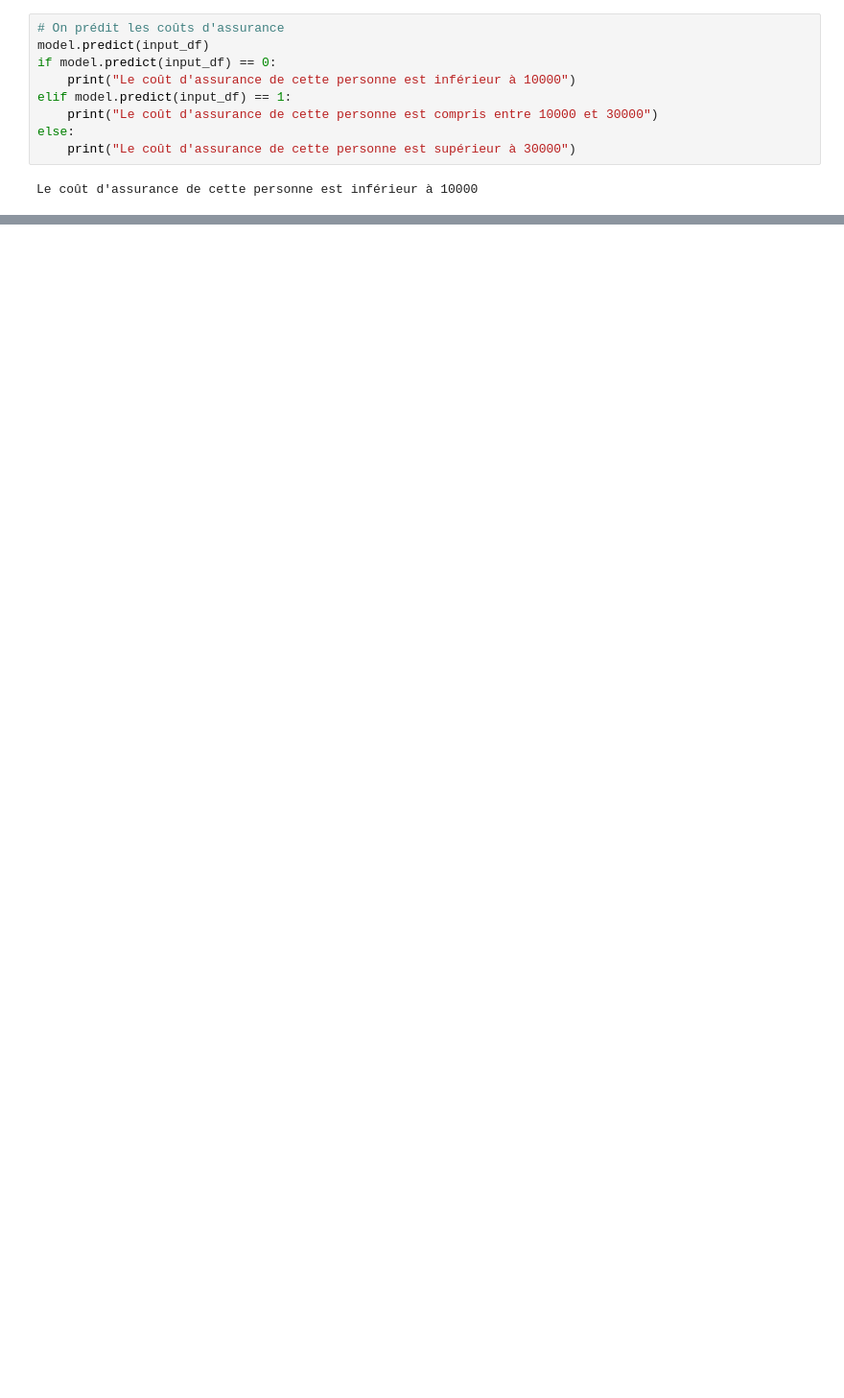
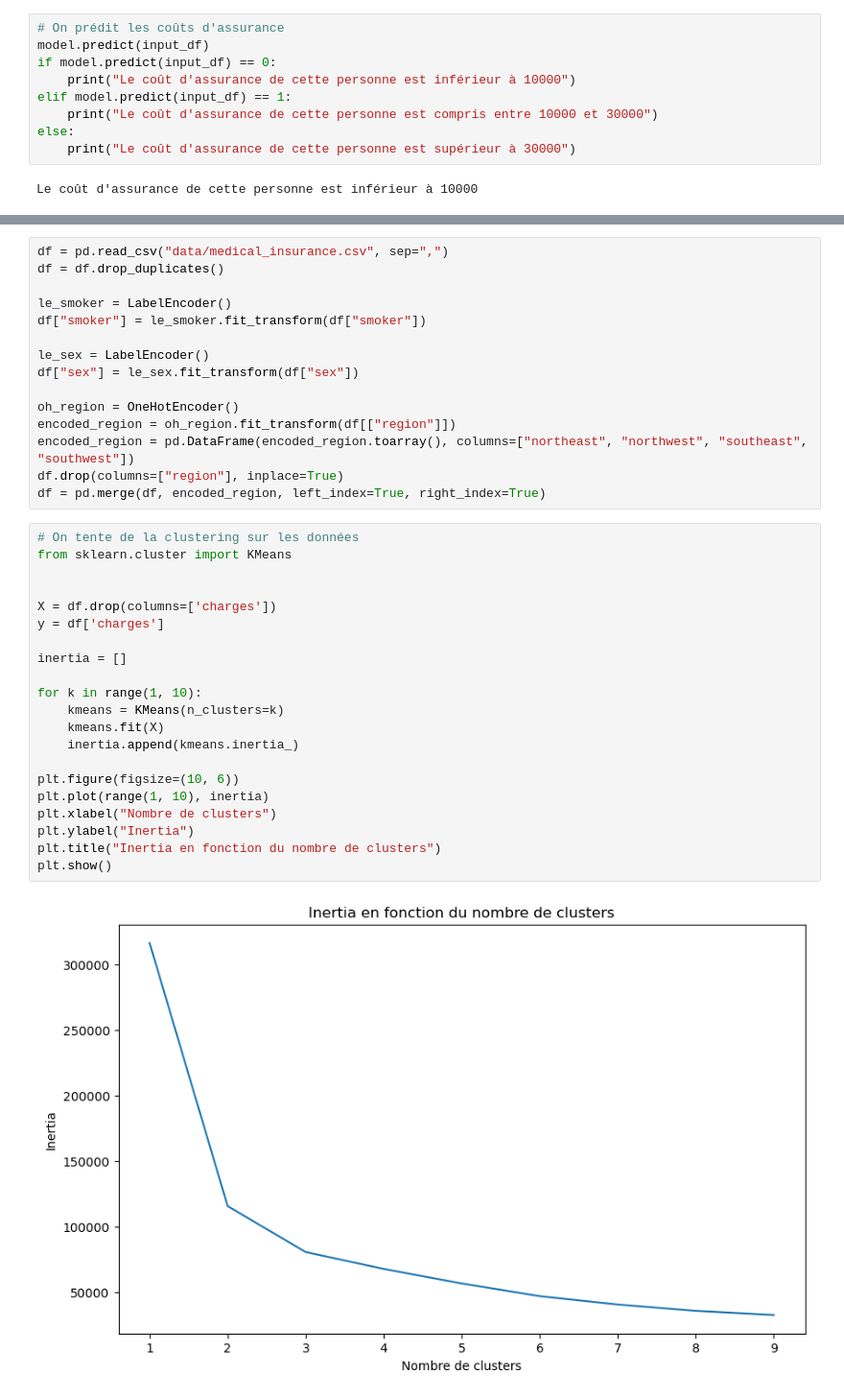
Before and after one commit to sacha-sz/SY09-Projet, a Jupyter notebook: clustering.ipynb, the cells around one changed output, grey strips where cells are left out. Shown: that part at 96% size. Saved outputs shown, nothing was run; the diff lists cells and outputs as text; blank space fills up the shorter version.

Commit message:
clustering

```diff
--- a/clustering.ipynb
+++ b/clustering.ipynb
@@ -256,0 +237,38 @@ Le coût d'assurance de cette personne est inférieur à 10000
+# %%
+df = pd.read_csv("data/medical_insurance.csv", sep=",")
+df = df.drop_duplicates()
+
+le_smoker = LabelEncoder()
+df["smoker"] = le_smoker.fit_transform(df["smoker"])
+
+le_sex = LabelEncoder()
+df["sex"] = le_sex.fit_transform(df["sex"])
+
+oh_region = OneHotEncoder()
+encoded_region = oh_region.fit_transform(df[["region"]])
+encoded_region = pd.DataFrame(encoded_region.toarray(), columns=["northeast", "northwest", "southeast", "southwest"])
+df.drop(columns=["region"], inplace=True)
+df = pd.merge(df, encoded_region, left_index=True, right_index=True)
+# %%
+# On tente de la clustering sur les données
+from sklearn.cluster import KMeans
+
+
+X = df.drop(columns=['charges'])
+y = df['charges']
+
+inertia = []
+
+for k in range(1, 10):
+    kmeans = KMeans(n_clusters=k)
+    kmeans.fit(X)
+    inertia.append(kmeans.inertia_)
+
+plt.figure(figsize=(10, 6))
+plt.plot(range(1, 10), inertia)
+plt.xlabel("Nombre de clusters")
+plt.ylabel("Inertia")
+plt.title("Inertia en fonction du nombre de clusters")
+plt.show()
+# %% [output]
+[figure, added]
```
Also changed, not shown: parts of 21 cells of this notebook.
